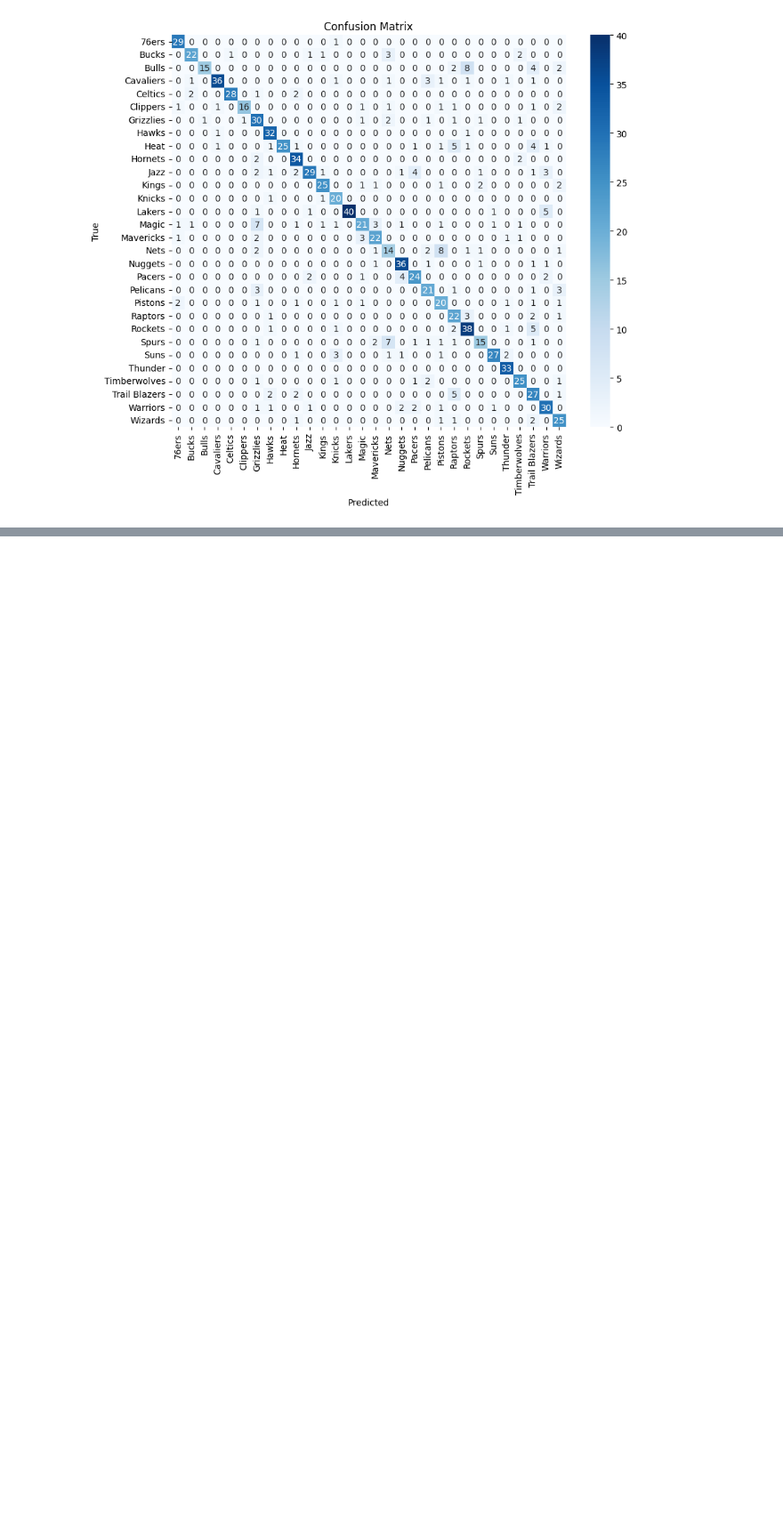
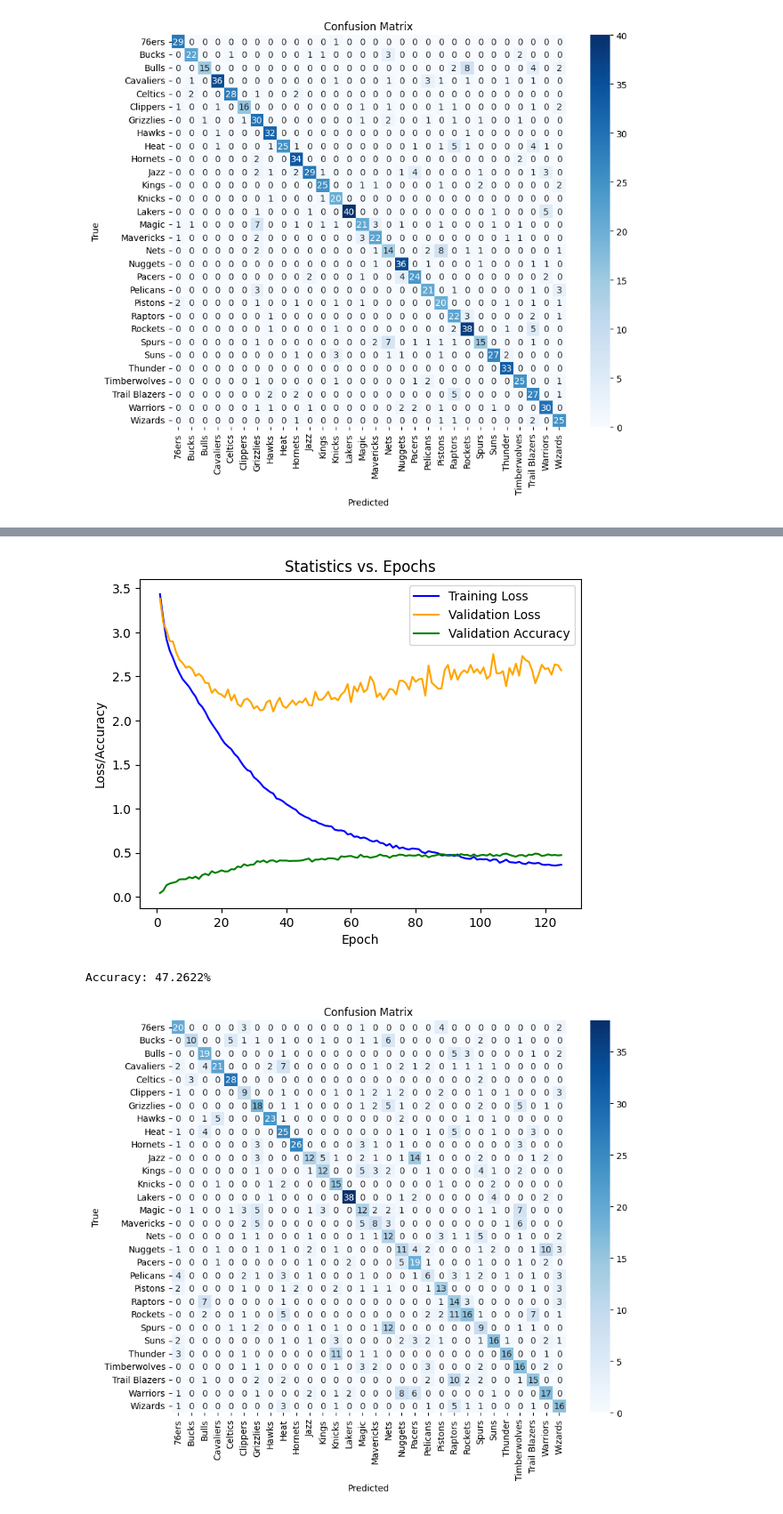
Before and after one commit to noahlangendoen/NBATeamClassifier, a Jupyter notebook: CSCI487_Model_DevelopmentNew.ipynb, the cells around one changed output, grey strips where cells are left out. Shown at 89% size. Saved outputs shown, nothing was run; the diff lists cells and outputs as text; code cells hidden in the pictures; blank space fills up the shorter version.

```diff
--- a/CSCI487_Model_DevelopmentNew.ipynb
+++ b/CSCI487_Model_DevelopmentNew.ipynb
@@ -448,0 +583,10 @@ Epoch 47/75, Train Loss: 0.1413, Train Accuracy: 0.9579, Validation Loss: 1.3010
+# %%
+from models.betternet import BetterNet
+model = BetterNet().to(device)
+criterion = nn.CrossEntropyLoss()
+optimizer = optim.Adam(model.parameters(), lr=0.001)
+model = trainModel(model, 125)
+accuracy = evaluateModel(model, testLoader)
+print(f"Accuracy: {accuracy:.4f}%")
+plotConfusionMatrix(model, testLoader)
+# %% [output]
@@ -448,0 +610,3 @@ Epoch 47/75, Train Loss: 0.1413, Train Accuracy: 0.9579, Validation Loss: 1.3010
+[figure, added]
+Accuracy: 47.2622%
+[figure, added]
```
Also changed, not shown: parts of 10 cells of this notebook, 4 other files.
